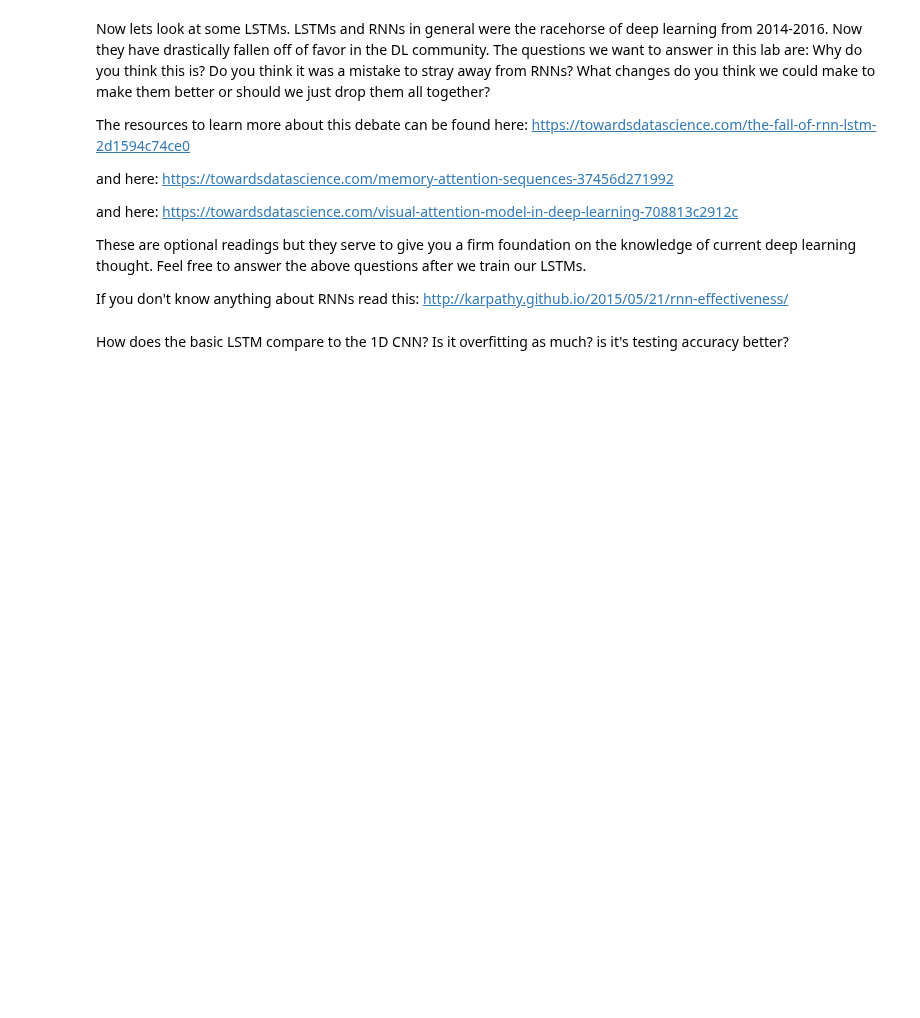
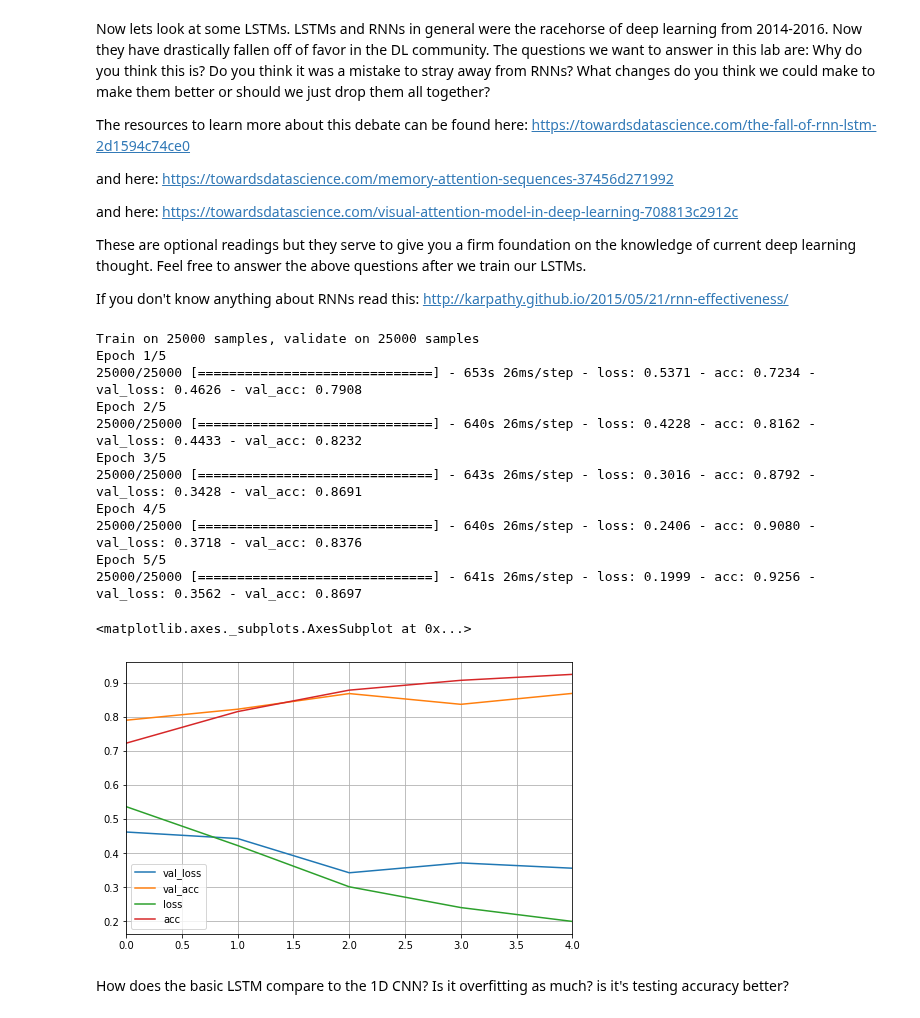
Before and after one commit to telenovelachuan/data_science, a Jupyter notebook: EECS_738_machine_learning/lab6/Lab 6.ipynb, the cells around one changed output. Cells and saved outputs as stored; diff of their text form; code cells hidden in the pictures; blank space fills up the shorter version.

```diff
--- a/EECS_738_machine_learning/lab6/Lab 6.ipynb
+++ b/EECS_738_machine_learning/lab6/Lab 6.ipynb
@@ -299,24 +343,38 @@ If you don't know anything about RNNs read this: http://karpathy.github.io/2015/
 # %%
 # Now we will make our LSTMs. We will use a smaller batch size as they take longer to train.
 # We use the same embedding layers as we did for our CNNs.
 model = Sequential()
 model.add(Embedding(5000,50,input_length=400))
 
 # Here we will add in our LSTM layers. They should be directly after the embedding layer.
 model.add(LSTM(128, return_sequences=True))
 model.add(LSTM(128))
 
 # Now we will cast the LSTM output to a dense layer to sort it. If you haven't noticed, thick dense layers at the end of networks are how every model 'collects its thoughts'.
 model.add(Dense(512, activation='relu'))
 model.add(Dropout(0.5))
 model.add(Dense(1, activation='sigmoid'))
 
 model.compile('Nadam', 'binary_crossentropy', metrics=['accuracy'])
 
-model.fit(x_train, y_train,
-          batch_size=128,
-          epochs=5,
-          validation_data=[x_test, y_test])
+history = model.fit(x_train, y_train, batch_size=128, epochs=5, validation_data=[x_test, y_test])
+pd.DataFrame(history.history).plot(figsize=(8, 5))
+plt.grid(True)
+plt.show()
+# %% [output]
+Train on 25000 samples, validate on 25000 samples
+Epoch 1/5
+25000/25000 [==============================] - 653s 26ms/step - loss: 0.5371 - acc: 0.7234 - val_loss: 0.4626 - val_acc: 0.7908
+Epoch 2/5
+25000/25000 [==============================] - 640s 26ms/step - loss: 0.4228 - acc: 0.8162 - val_loss: 0.4433 - val_acc: 0.8232
+Epoch 3/5
+25000/25000 [==============================] - 643s 26ms/step - loss: 0.3016 - acc: 0.8792 - val_loss: 0.3428 - val_acc: 0.8691
+Epoch 4/5
+25000/25000 [==============================] - 640s 26ms/step - loss: 0.2406 - acc: 0.9080 - val_loss: 0.3718 - val_acc: 0.8376
+Epoch 5/5
+25000/25000 [==============================] - 641s 26ms/step - loss: 0.1999 - acc: 0.9256 - val_loss: 0.3562 - val_acc: 0.8697
+<matplotlib.axes._subplots.AxesSubplot at 0x...>
+[figure, added]
 # %% [markdown]
 How does the basic LSTM compare to the 1D CNN? Is it overfitting as much? is it's testing accuracy better?
 # %%
```
Also changed, not shown: parts of 3 cells of this notebook.
